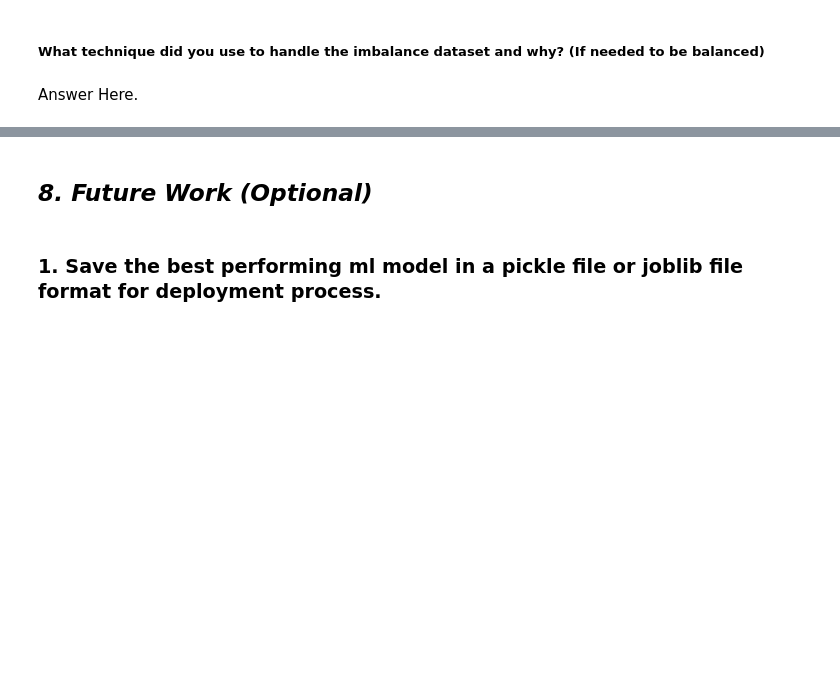
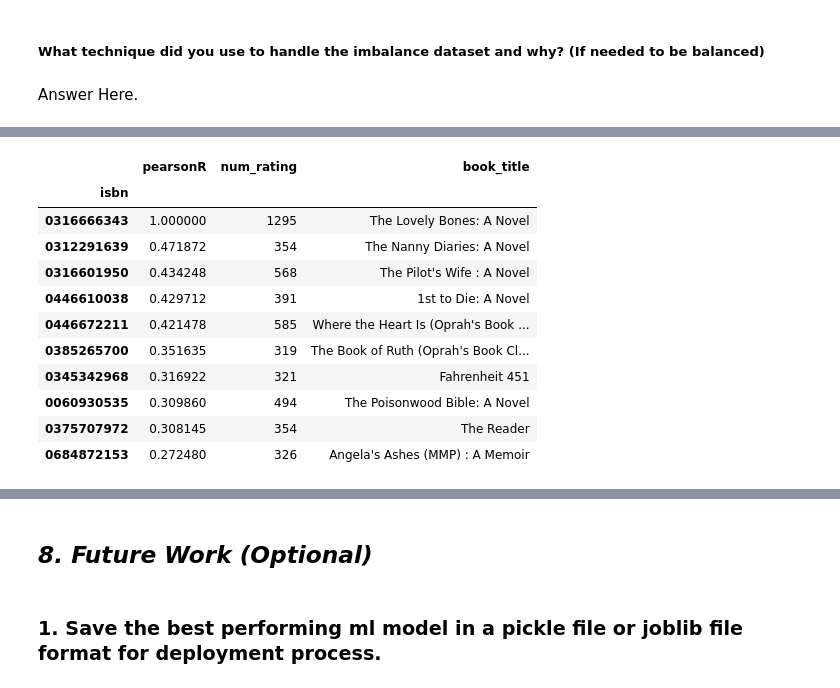
Before and after one commit to yahya-ansariii/BookRecommender, a Jupyter notebook: Book_Recommendation_System.ipynb, the cells around one changed output, grey strips where cells are left out. Saved outputs shown, nothing was run; the diff lists cells and outputs as text; code cells hidden in the pictures; blank space fills up the shorter version.

```diff
--- a/Book_Recommendation_System.ipynb
+++ b/Book_Recommendation_System.ipynb
@@ -950,0 +917,4 @@ Answer Here.
+# %%
+average_rating = pd.DataFrame(ratings.groupby('isbn')['book_rating'].mean())
+average_rating['num_rating'] = pd.DataFrame(ratings.groupby('isbn')['book_rating'].count())
+average_rating.sort_values('num_rating', ascending=False).head()
@@ -950,0 +950,42 @@ Answer Here.
+# %%
+def recommend_books(isbn, min_ratings):
+    # Get the ratings for the input book
+    book_ratings = ratings_pivot[isbn]
+
+    # Calculate the Pearson correlation between the input book and all other books
+    similar_to_book = ratings_pivot.corrwith(book_ratings)
+
+    # Create a DataFrame to store the correlations
+    corr_book = pd.DataFrame(similar_to_book, columns=['pearsonR'])
+    corr_book.dropna(inplace=True)
+
+    # Join with the average_rating DataFrame to get the number of ratings for each book
+    corr_summary = corr_book.join(average_rating['num_rating'])
+
+    # Filter books with a number of ratings greater than or equal to the input minimum
+    top_books = corr_summary[corr_summary['num_rating'] >= min_ratings]
+
+    # Sort the books by Pearson correlation in descending order and return the top 10
+    top_books = top_books.sort_values('pearsonR', ascending=False).head(10)
+
+    # Add the book titles to the result
+    top_books = top_books.join(books.set_index('isbn')['book_title'])
+
+    return top_books
+# %%
+# Example usage: Get recommendations for the book with ISBN '0316666343' among books with at least 300 ratings
+recommended_books = recommend_books('0316666343', 300)
+display(recommended_books)
+# %% [output]
+|  | pearsonR | num_rating | book_title |
+| isbn |  |  |  |
+| 0316666343 | 1.000000 | 1295 | The Lovely Bones: A Novel |
+| 0312291639 | 0.471872 | 354 | The Nanny Diaries: A Novel |
+| 0316601950 | 0.434248 | 568 | The Pilot's Wife : A Novel |
+| 0446610038 | 0.429712 | 391 | 1st to Die: A Novel |
+| 0446672211 | 0.421478 | 585 | Where the Heart Is (Oprah's Book ... |
+| 0385265700 | 0.351635 | 319 | The Book of Ruth (Oprah's Book Cl... |
+| 0345342968 | 0.316922 | 321 | Fahrenheit 451 |
+| 0060930535 | 0.309860 | 494 | The Poisonwood Bible: A Novel |
+| 0375707972 | 0.308145 | 354 | The Reader |
+| 0684872153 | 0.272480 | 326 | Angela's Ashes (MMP) : A Memoir |
```
Also changed, not shown: parts of 52 cells of this notebook.
